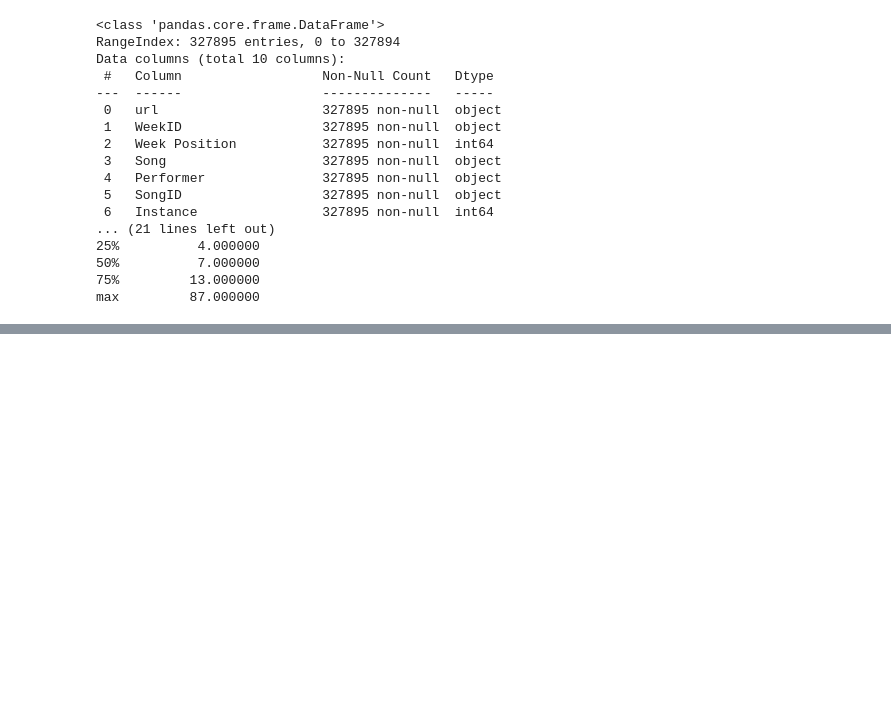
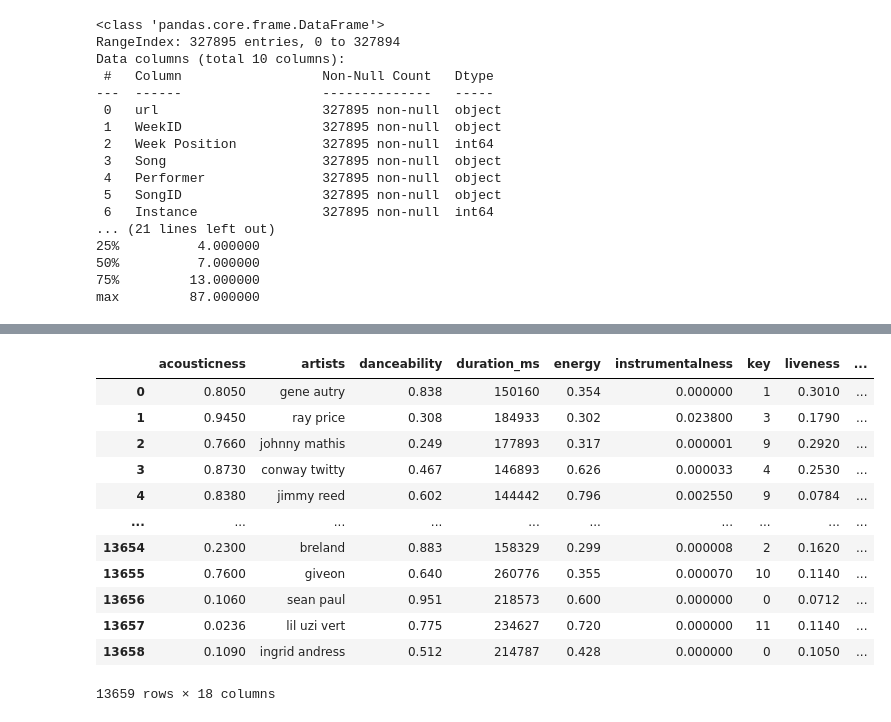
Before and after one commit to alexq1an/Song-Popularity-Analysis, a Jupyter notebook: CleanData.ipynb, the cells around one changed output, grey strips where cells are left out. Cells and saved outputs as stored; diff of their text form; code cells hidden in the pictures; blank space fills up the shorter version.

```diff
--- a/CleanData.ipynb
+++ b/CleanData.ipynb
@@ -181,2 +181,17 @@ max         87.000000                       96.000000     180.000000
 # %%
 combined_df.to_csv("result.csv", index = False)
+combined_df
+# %% [output]
+|  | acousticness | artists | danceability | duration_ms | energy | instrumentalness | key | liveness | ... |
+| 0 | 0.8050 | gene autry | 0.838 | 150160 | 0.354 | 0.000000 | 1 | 0.3010 | ... |
+| 1 | 0.9450 | ray price | 0.308 | 184933 | 0.302 | 0.023800 | 3 | 0.1790 | ... |
+| 2 | 0.7660 | johnny mathis | 0.249 | 177893 | 0.317 | 0.000001 | 9 | 0.2920 | ... |
+| 3 | 0.8730 | conway twitty | 0.467 | 146893 | 0.626 | 0.000033 | 4 | 0.2530 | ... |
+| 4 | 0.8380 | jimmy reed | 0.602 | 144442 | 0.796 | 0.002550 | 9 | 0.0784 | ... |
+| ... | ... | ... | ... | ... | ... | ... | ... | ... | ... |
+| 13654 | 0.2300 | breland | 0.883 | 158329 | 0.299 | 0.000008 | 2 | 0.1620 | ... |
+| 13655 | 0.7600 | giveon | 0.640 | 260776 | 0.355 | 0.000070 | 10 | 0.1140 | ... |
+| 13656 | 0.1060 | sean paul | 0.951 | 218573 | 0.600 | 0.000000 | 0 | 0.0712 | ... |
+| 13657 | 0.0236 | lil uzi vert | 0.775 | 234627 | 0.720 | 0.000000 | 11 | 0.1140 | ... |
+| 13658 | 0.1090 | ingrid andress | 0.512 | 214787 | 0.428 | 0.000000 | 0 | 0.1050 | ... |
+13659 rows × 18 columns
```
Also changed, not shown: parts of 6 cells of this notebook.
